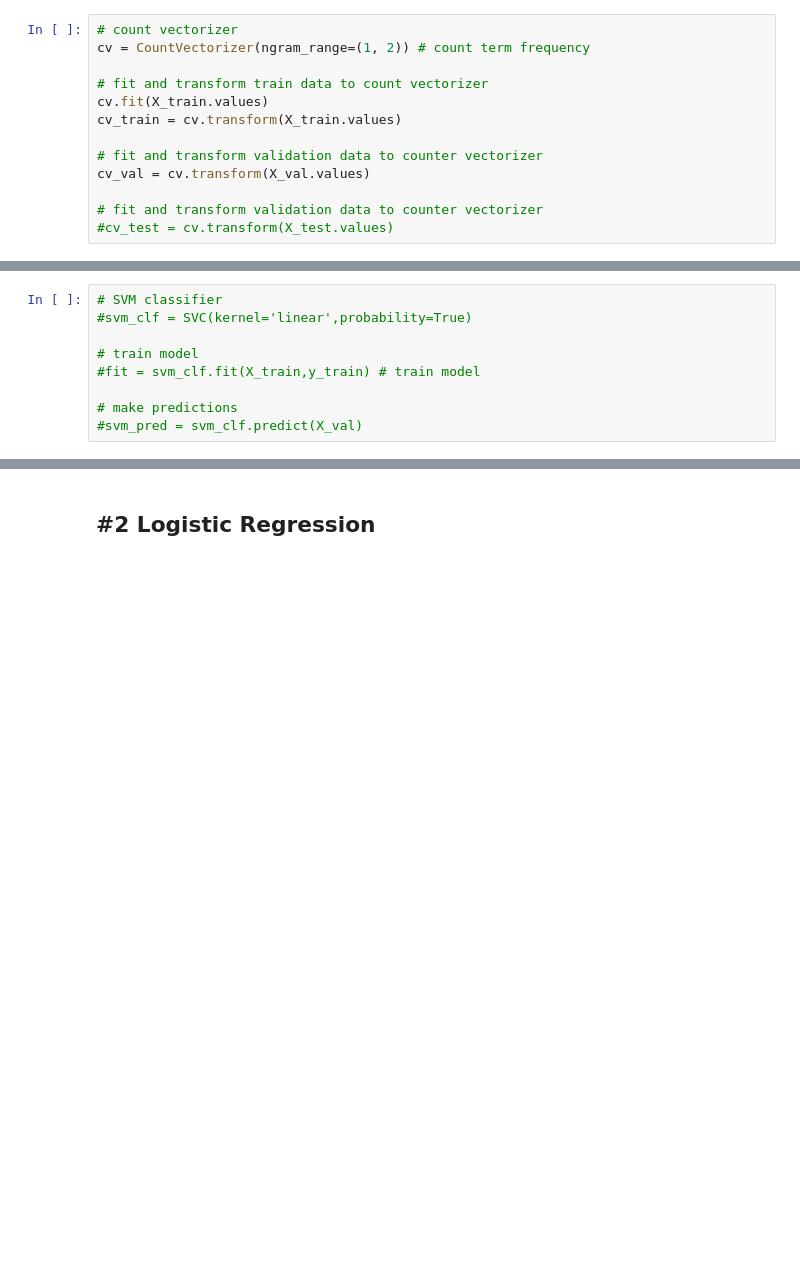
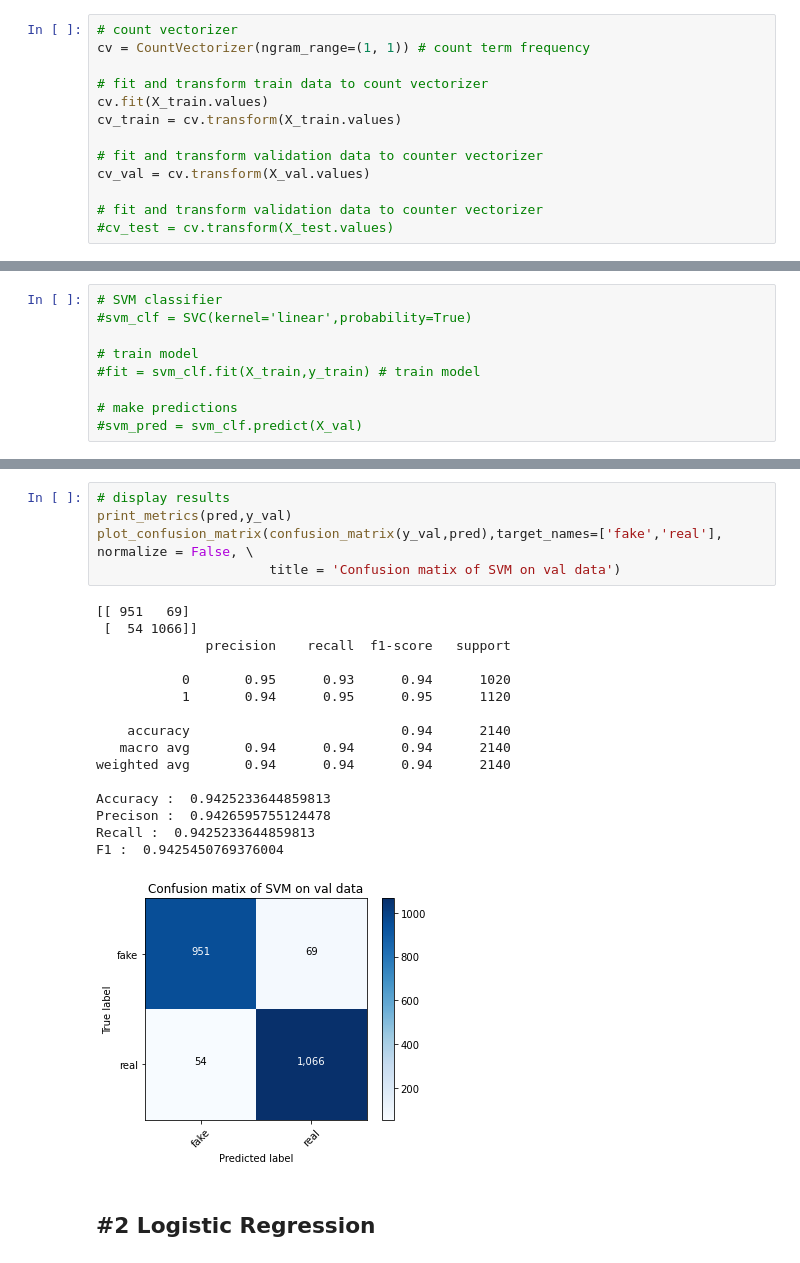
Before and after one commit to smkerr/COVID-fake-news-detection, a Jupyter notebook: model/fine_tuned_model.ipynb, the cells around one changed output, grey strips where cells are left out. Saved outputs shown, nothing was run; the diff lists cells and outputs as text; blank space fills up the shorter version.

```diff
--- a/model/fine_tuned_model.ipynb
+++ b/model/fine_tuned_model.ipynb
@@ -159,7 +245,7 @@ tweet2vec_val = pd.DataFrame(tweet2vec_data) # convert to data frame
 ## Bag-of-Words (BoW)
 # %%
 # count vectorizer
-cv = CountVectorizer(ngram_range=(1, 2)) # count term frequency
+cv = CountVectorizer(ngram_range=(1, 1)) # count term frequency
 
 # fit and transform train data to count vectorizer
 cv.fit(X_train.values)
@@ -319,3 +409,25 @@ plot_confusion_matrix(confusion_matrix(y_val,pred),target_names=['fake','real'],
+# %%
+# display results
+print_metrics(pred,y_val)
+plot_confusion_matrix(confusion_matrix(y_val,pred),target_names=['fake','real'], normalize = False, \
+                      title = 'Confusion matix of SVM on val data')
+# %% [output]
+[[ 951   69]
+ [  54 1066]]
+              precision    recall  f1-score   support
+
+           0       0.95      0.93      0.94      1020
+           1       0.94      0.95      0.95      1120
+
+    accuracy                           0.94      2140
+   macro avg       0.94      0.94      0.94      2140
+weighted avg       0.94      0.94      0.94      2140
+
+Accuracy :  0.9425233644859813
+Precison :  0.9426595755124478
+Recall :  0.9425233644859813
+F1 :  0.9425450769376004
+[figure, added]
 # %% [markdown]
 ## #2 Logistic Regression
 # %%
```
Also changed, not shown: parts of 14 cells of this notebook, 1 other file.
